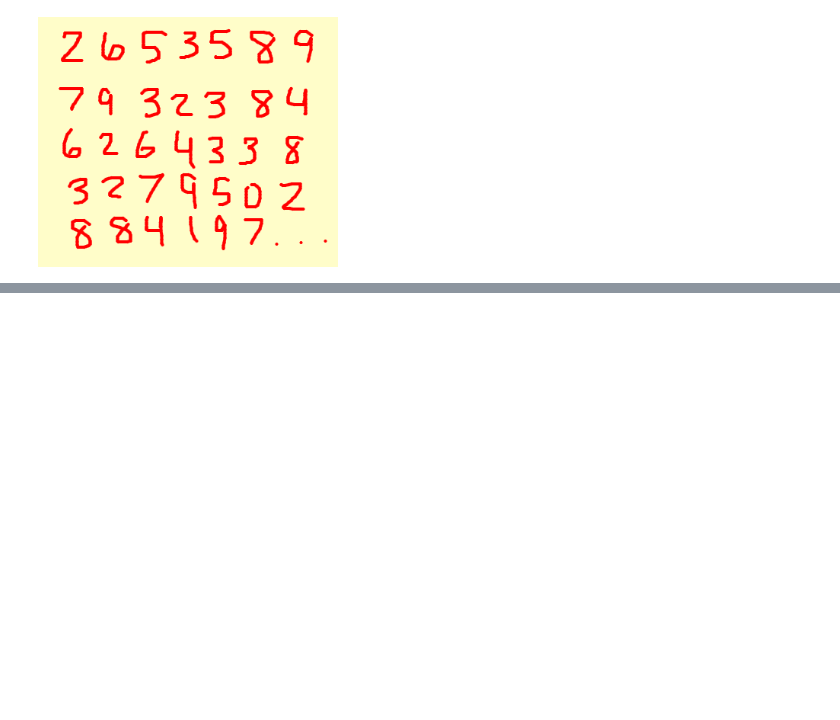
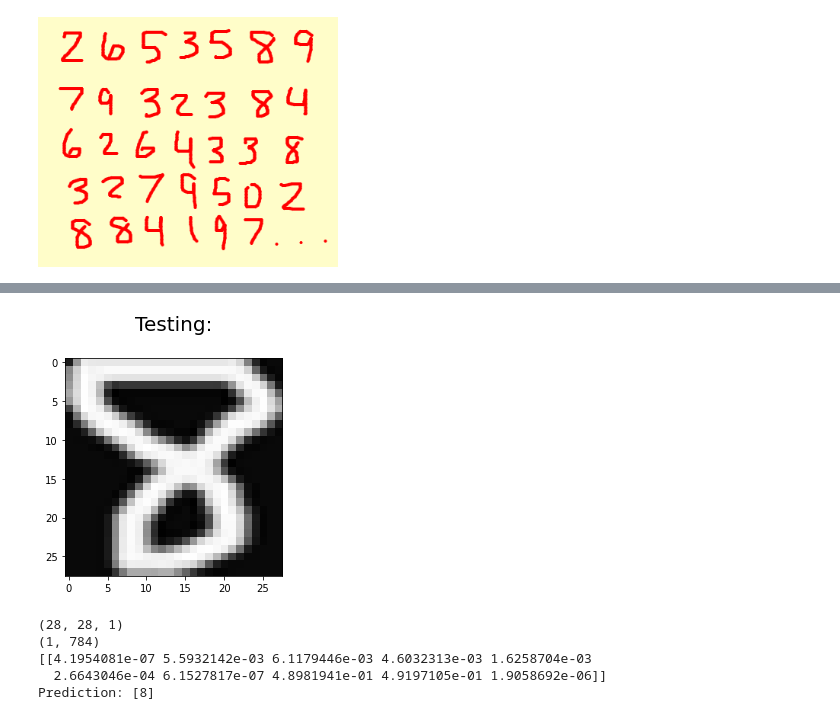
Before and after one commit to Dhiren12795/eai6080, a Jupyter notebook: craigp/Final_Project_Scratch.ipynb, the cells around one changed output, grey strips where cells are left out. Drawn from its saved outputs; the diff is of its cells as text; code cells hidden in the pictures; blank space fills up the shorter version.

Commit message:
Feed ocr output to model

```diff
--- a/craigp/Final_Project_Scratch.ipynb
+++ b/craigp/Final_Project_Scratch.ipynb
@@ -780,0 +804,26 @@ plt.show()
+# %%
+resized_image = inverted_img.resize((28, 28))
+
+output_img = np.asarray(resized_image)
+plt.imshow(resized_image, cmap=plt.cm.gray)
+plt.title('Testing:\n', fontsize = 20)
+plt.show()
+output_img = output_img.astype("float32") / 255
+output_img = np.expand_dims(output_img, -1)
+#     print(output_img)
+print(output_img.shape)
+
+print(output_img.reshape(1,-1).shape)
+
+y_prob = model.predict(output_img.reshape(1,28,28,1))
+print(y_prob)
+
+y_classes = y_prob.argmax(axis=-1)
+print(f"Prediction: {y_classes}")
+# %% [output]
+[figure, added]
+(28, 28, 1)
+(1, 784)
+[[4.1954081e-07 5.5932142e-03 6.1179446e-03 4.6032313e-03 1.6258704e-03
+  2.6643046e-04 6.1527817e-07 4.8981941e-01 4.9197105e-01 1.9058692e-06]]
+Prediction: [8]
```
Also changed, not shown: parts of 32 cells of this notebook.
